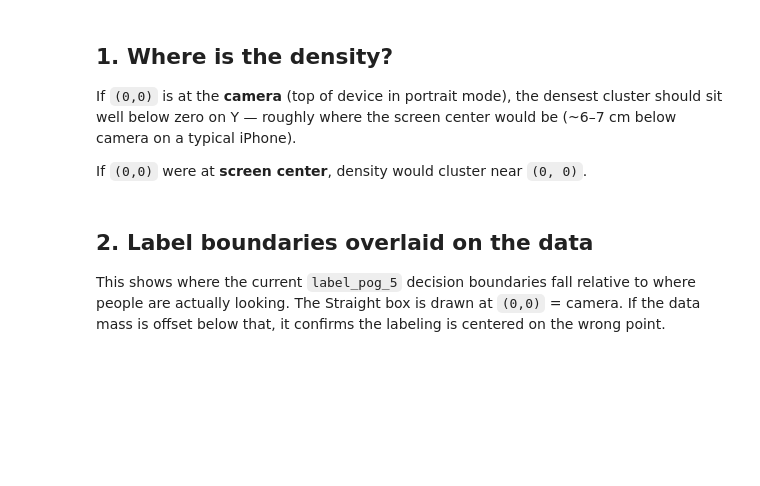
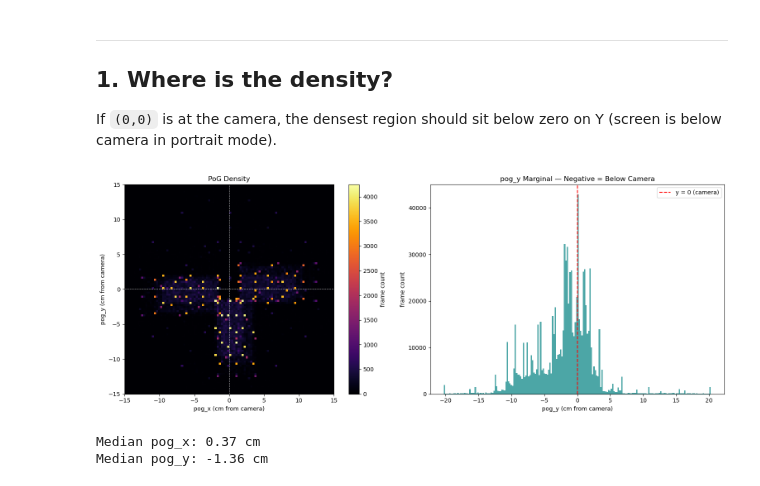
Before and after one commit to ketadesai20/eye2voice, a Jupyter notebook: data_MIT/pog_origin_investigation.ipynb, the cells around one changed output. Saved outputs shown, nothing was run; the diff lists cells and outputs as text; code cells hidden in the pictures; blank space fills up the shorter version.

```diff
--- a/data_MIT/pog_origin_investigation.ipynb
+++ b/data_MIT/pog_origin_investigation.ipynb
@@ -19,14 +13,9 @@ import numpy as np
 import matplotlib.pyplot as plt
 from matplotlib.patches import Rectangle
 # %%
-# ============================================================
-# !!! UPDATE THIS PATH
-# !!! This is the 849K-row labels CSV saved by the EDA notebook to Drive.
-# !!! Copy it into data_MIT/ or point this path to wherever it lives.
-# !!! It should have columns: subject_id, frame_idx, pog_x, pog_y, label
-# ============================================================
-
-LABELS_PATH = './pog_labels.csv'
+# !!! UPDATE THESE PATHS
+LABELS_PATH = './gaze_labels.csv'
+DEVICE_CSV_PATH = './apple_device_data.csv'
 
 df = pd.read_csv(LABELS_PATH)
 print(f"Loaded {len(df):,} rows")
@@ -35,50 +36,36 @@ df[['pog_x', 'pog_y']].describe()
 # %% [markdown]
+---
 ## 1. Where is the density?
 
-If `(0,0)` is at the **camera** (top of device in portrait mode), the densest cluster should sit well below zero on Y — roughly where the screen center would be (~6–7 cm below camera on a typical iPhone).
-
-If `(0,0)` were at **screen center**, density would cluster near `(0, 0)`.
+If `(0,0)` is at the camera, the densest region should sit below zero on Y (screen is below camera in portrait mode).
 # %%
-# ============================================================
-# 2D density plot + marginal Y distribution
-# ============================================================
-
 fig, axes = plt.subplots(1, 2, figsize=(16, 6))
 
-# --- Left: 2D heatmap ---
 h = axes[0].hist2d(
     df['pog_x'], df['pog_y'],
-    bins=100,
-    range=[[-15, 15], [-15, 15]],
-    cmap='inferno'
+    bins=100, range=[[-15, 15], [-15, 15]], cmap='inferno'
 )
 axes[0].axhline(0, color='white', linewidth=0.8, linestyle='--', alpha=0.7)
 axes[0].axvline(0, color='white', linewidth=0.8, linestyle='--', alpha=0.7)
 axes[0].set_xlabel('pog_x (cm from camera)')
 axes[0].set_ylabel('pog_y (cm from camera)')
-axes[0].set_title('PoG Density — Where is the mass?')
+axes[0].set_title('PoG Density')
 axes[0].set_aspect('equal')
 plt.colorbar(h[3], ax=axes[0], label='frame count')
 
-# --- Right: marginal Y histogram ---
 axes[1].hist(df['pog_y'], bins=200, color='teal', alpha=0.7, edgecolor='none')
 axes[1].axvline(0, color='red', linewidth=1.5, linestyle='--', label='y = 0 (camera)')
 axes[1].set_xlabel('pog_y (cm from camera)')
 axes[1].set_ylabel('frame count')
 axes[1].set_title('pog_y Marginal — Negative = Below Camera')
 axes[1].legend()
 
 plt.tight_layout()
 plt.show()
 
-# --- Summary stats ---
-median_y = df['pog_y'].median()
-median_x = df['pog_x'].median()
-print(f"\nMedian pog_x: {median_x:.2f} cm")
-print(f"Median pog_y: {median_y:.2f} cm")
-print(f"\nExpected if camera-origin: median_y ≈ -6 to -7 cm (screen center on a typical iPhone)")
-print(f"Your median_y = {median_y:.2f}")
+print(f"\nMedian pog_x: {df['pog_x'].median():.2f} cm")
+print(f"Median pog_y: {df['pog_y'].median():.2f} cm")
+# %% [output]
+[figure, added]
+Median pog_x: 0.37 cm
+Median pog_y: -1.36 cm
-# %% [markdown]
-## 2. Label boundaries overlaid on the data
-
-This shows where the current `label_pog_5` decision boundaries fall relative to where people are actually looking. The Straight box is drawn at `(0,0)` = camera. If the data mass is offset below that, it confirms the labeling is centered on the wrong point.
```
Also changed, not shown: parts of 21 cells of this notebook, 4 other files.
